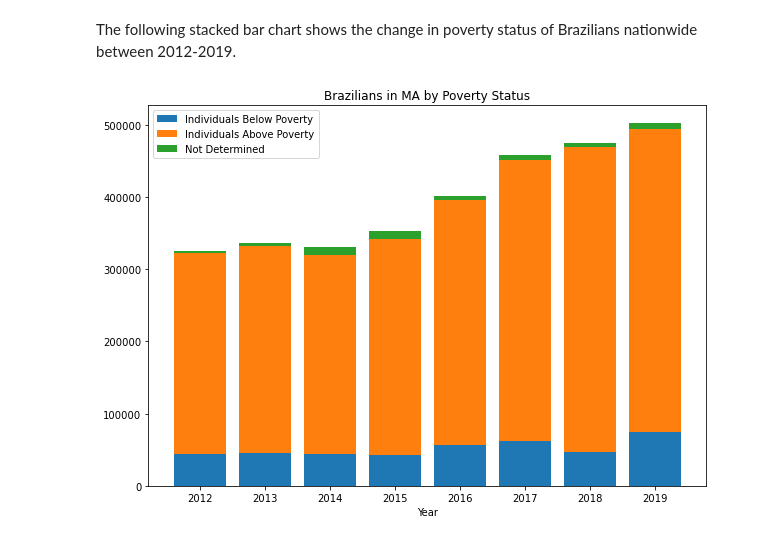
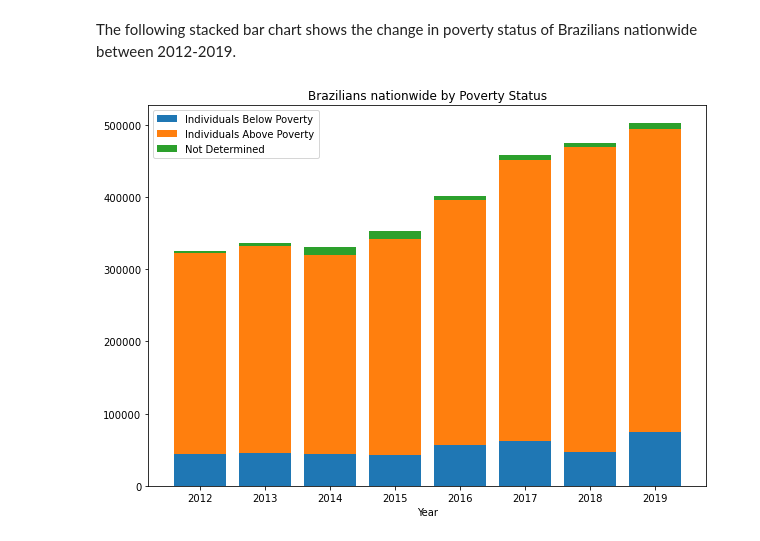
Before and after one commit to BU-Spark/ds-boston-bpda-br-census, a Jupyter notebook: yichuanma95/notebooks/PovertyStatus.ipynb, the cells around one changed output. Drawn from its saved outputs; the diff is of its cells as text; code cells hidden in the pictures.

```diff
--- a/yichuanma95/notebooks/PovertyStatus.ipynb
+++ b/yichuanma95/notebooks/PovertyStatus.ipynb
@@ -24,7 +25,7 @@ Poverty status data is in rows 66-68 for each year.
 # %%
 start = 66
 end = 68
-ps = extract_data(start, end)
+ps = extract_data(start, end, start_year=2012)
 ps.to_csv(f"{directory}/Poverty Status 2012-2019.csv")
 # %%
 ps_MA_all = []
@@ -62,15 +63,15 @@ The following stacked bar chart shows the change in poverty status of Brazilians
 # %%
 ps_national_all = np.array(ps_national_all)
 fig, ax = plt.subplots(figsize = (10, 7))
 bottom = np.zeros(len(years))
 for i in range(end - start + 1):
     values = ps_national_all[:,i+1]
     ax.bar(years, values, label=labels[i], bottom=bottom)
     bottom += values
 ax.set_xlabel('Year')
-ax.set_title('Brazilians in MA by Poverty Status')
+ax.set_title('Brazilians nationwide by Poverty Status')
 ax.legend()
 plt.savefig(f"{directory}/BR_PS_national_since2012.png")
 plt.show()
 # %% [output]
-[figure, old version]
+[figure, new version]
```
Also changed, not shown: parts of 1 cell of this notebook, 8 other files.
